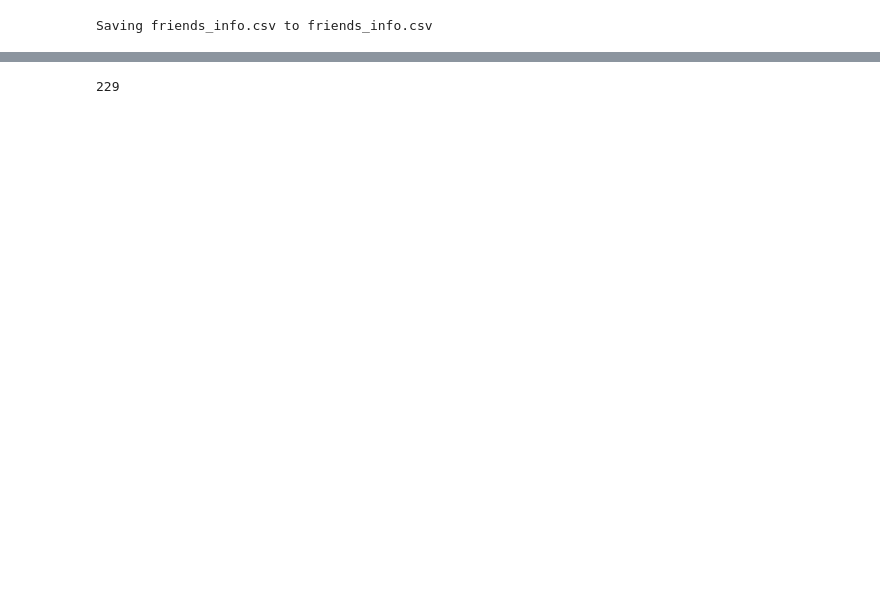
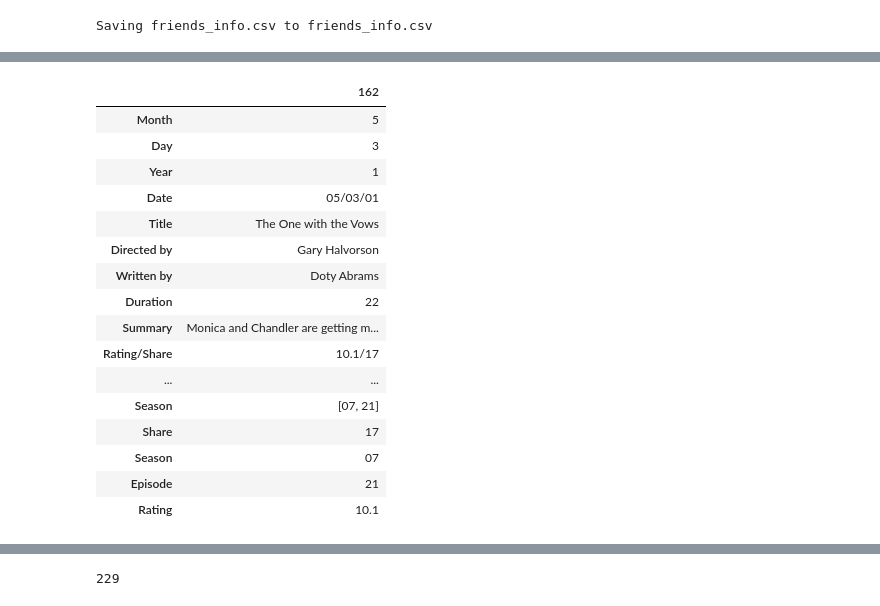
Before and after one commit to goodofd3ath2/AspNetCore.Docs, a Jupyter notebook: Cópia_de_Untitled0.ipynb, the cells around one changed output, grey strips where cells are left out. Drawn from its saved outputs; the diff is of its cells as text; code cells hidden in the pictures; blank space fills up the shorter version.

```diff
--- a/Cópia_de_Untitled0.ipynb
+++ b/Cópia_de_Untitled0.ipynb
@@ -88 +88,21 @@ df[df['U.S. viewers (in million)'] == 52.46].T #o ultimo episodio
+# %%
+df[df['U.S. viewers (in million)'] == df['U.S. viewers (in million)'].min()].T #o episodio com menor visualização
+# %% [output]
+|  | 162 |
+| Month | 5 |
+| Day | 3 |
+| Year | 1 |
+| Date | 05/03/01 |
+| Title | The One with the Vows |
+| Directed by | Gary Halvorson |
+| Written by | Doty Abrams |
+| Duration | 22 |
+| Summary | Monica and Chandler are getting m... |
+| Rating/Share | 10.1/17 |
+| ... | ... |
+| Season | [07, 21] |
+| Share | 17 |
+| Season | 07 |
+| Episode | 21 |
+| Rating | 10.1 |
 # %%
```
Also changed, not shown: parts of 7 cells of this notebook.
